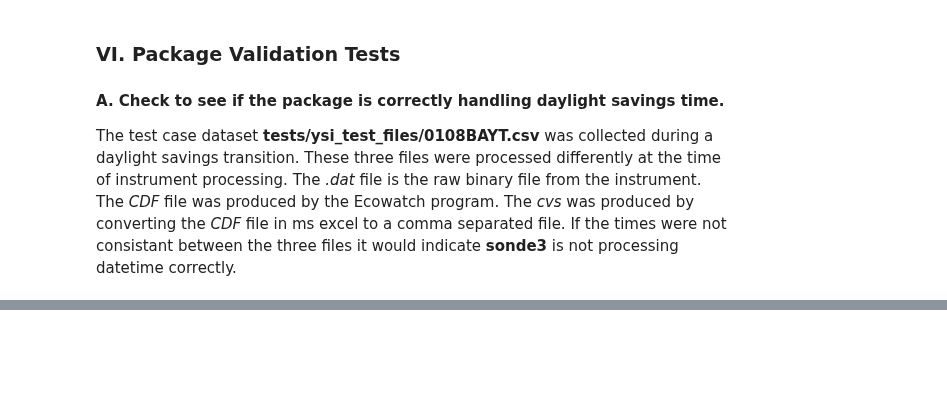
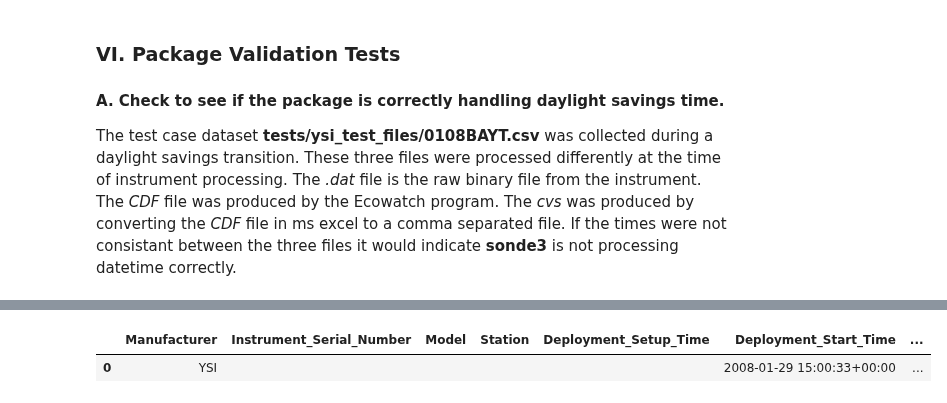
Before and after one commit to kimia-karimi/sonde3, a Jupyter notebook: index.ipynb, the cells around one changed output, grey strips where cells are left out. Drawn from its saved outputs; the diff is of its cells as text; code cells hidden in the pictures; blank space fills up the shorter version.

```diff
--- a/index.ipynb
+++ b/index.ipynb
@@ -256,3 +256,8 @@ pandas.concat([baytCDF.iloc[0:1], baytdat.iloc[0:1], baytcsv.iloc[0:1] , \
 | 1061 | 2008-03-13 19:00:33+00:00 | 22.510000 | -0.0 | -0.0 | 104.300000 | ... |
 | 1061 | 2008-03-13 19:00:33+00:00 | 22.510376 | -0.0 | -0.0 | 104.284668 | ... |
 | 1061 | 2008-03-13 19:00:00+00:00 | 22.510000 | 0.0 | -0.0 | 104.300000 | ... |
+# %%
+metadata
+# %% [output]
+|  | Manufacturer | Instrument_Serial_Number | Model | Station | Deployment_Setup_Time | Deployment_Start_Time | ... |
+| 0 | YSI |  |  |  |  | 2008-01-29 15:00:33+00:00 | ... |
```
Also changed, not shown: parts of 2 cells of this notebook, 5 other files.
